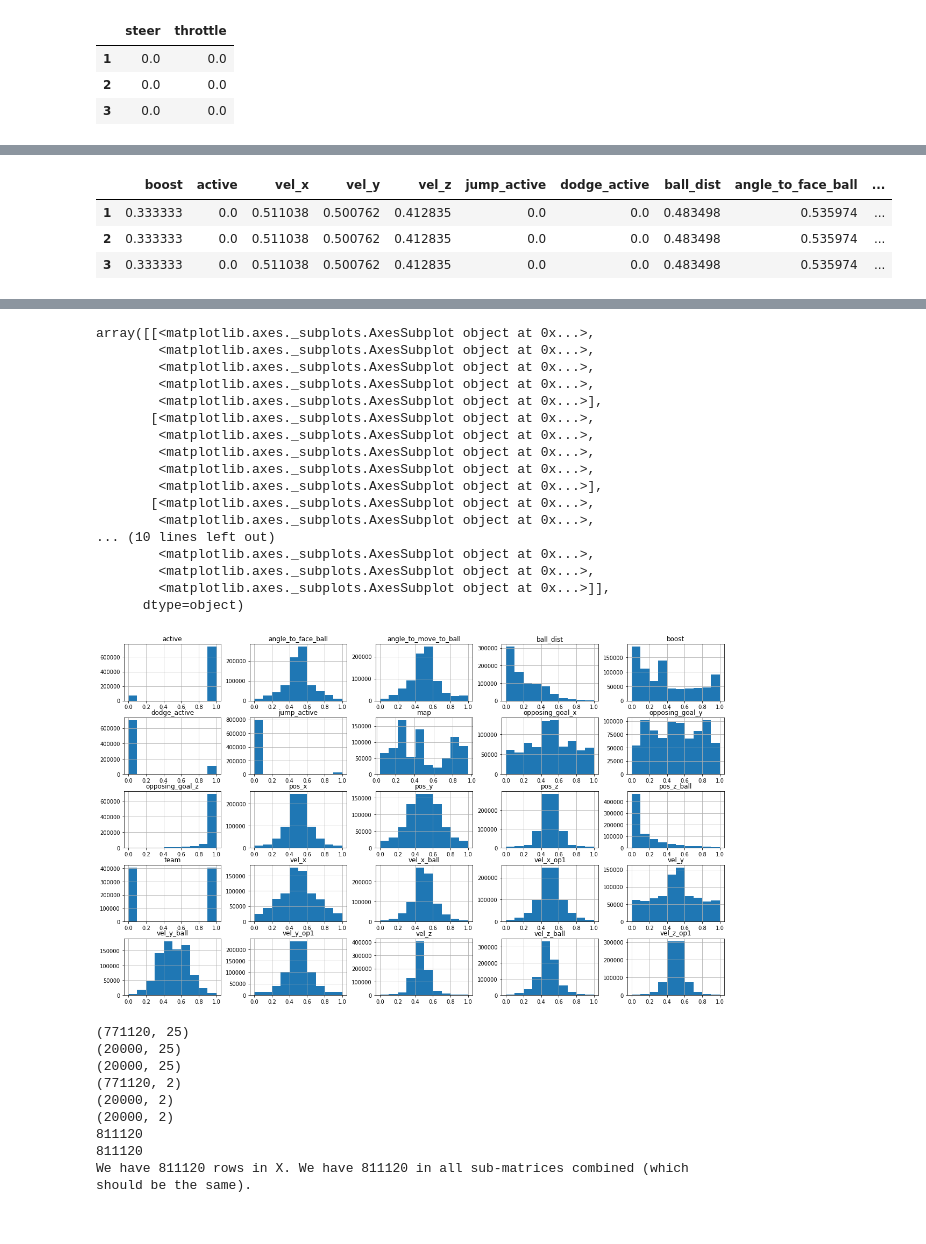
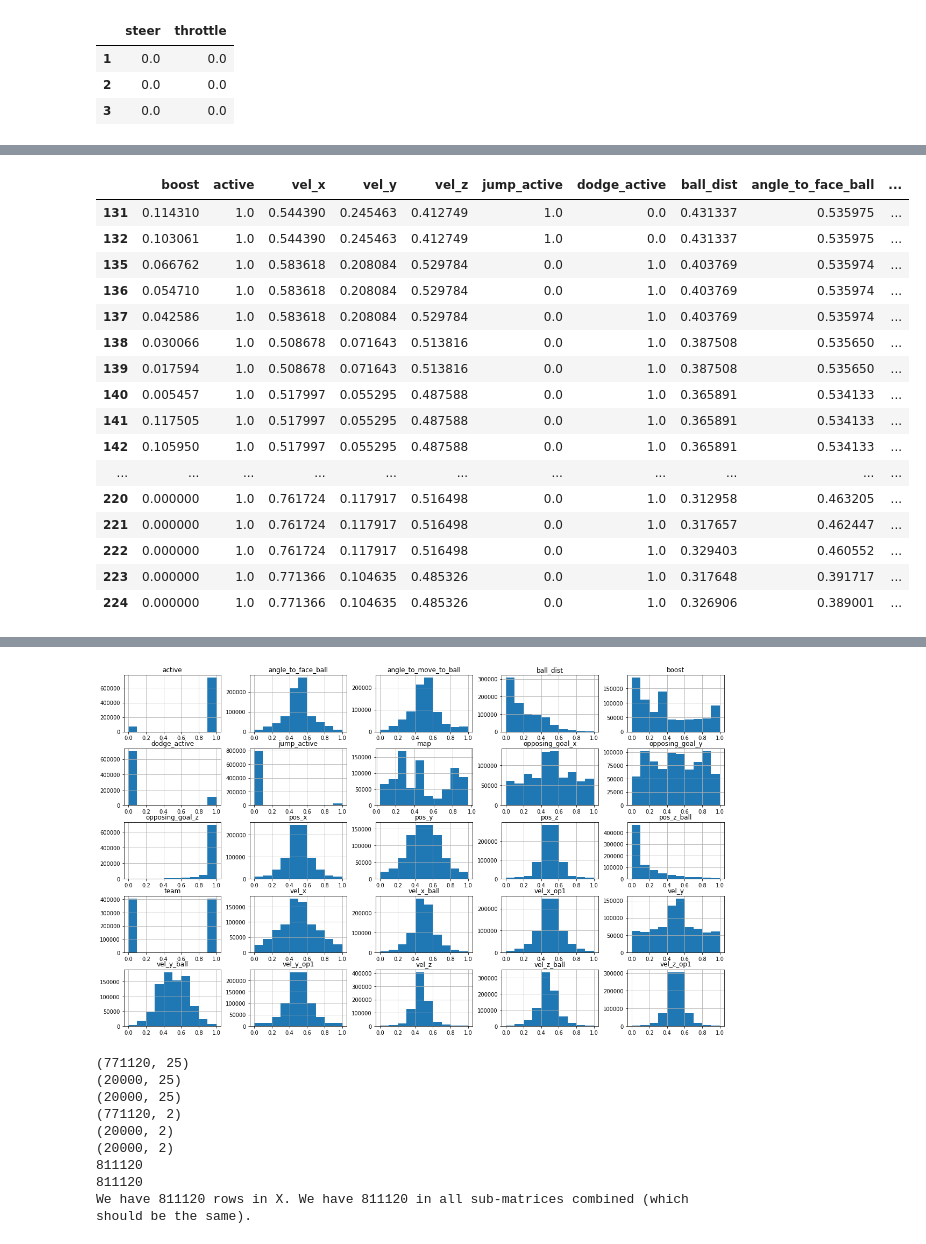
Before and after one commit to danielmoniz/rl_replay_data, a Jupyter notebook: build_model_relative.ipynb, the cells around one changed output, grey strips where cells are left out. Saved outputs shown, nothing was run; the diff lists cells and outputs as text; code cells hidden in the pictures.

```diff
--- a/build_model_relative.ipynb
+++ b/build_model_relative.ipynb
@@ -58,3 +57,17 @@ print(list(game_files))
 # %% [output]
 43
 ['./parsed_replays/Syracks_temp (12).json', './parsed_replays/Kevpert_temp (27).json', './parsed_replays/Syracks_temp (6).json', './parsed_replays/Kevpert_temp (16).json', './parsed_replays/Syracks_te ...
+# %%
+from  TrainingDataExtractor.createTrainingData import *
+import os
+
+files = os.listdir(replay_path)
+for i in range(5):
+    try:
+        _path = "{}/{}".format(replay_path, files[i])
+        output = f"myReplayType/{files[i]}.pbz2"
+        createDataFromReplay(_path,output,"temp.json", save_json= False)
+    except Exception as e:
+        print("===== FAILURE ======")
+        print(e, "\n"+_path)
+        print("====================")
@@ -460,12 +527,14 @@ def get_X_and_y(player, team, opponents, ball, game, team_num):
     ball = normalize_data(ball)
     y = normalize_data(y, fudge_factor=0) # do not fudge predictions!
 
-    # X = pd.merge(X, teammate1, left_index=True, right_index=True, suffixes=('', '_team1'))
-    # X = pd.merge(X, teammate2, left_index=True, right_index=True, suffixes=('', '_team2'))
-    X = pd.merge(X, opponent1, left_index=True, right_index=True, suffixes=('', '_op1'))
-    # X = pd.merge(X, opponent2, left_index=True, right_index=True, suffixes=('', '_op2'))
-    # X = pd.merge(X, opponent3, left_index=True, right_index=True, suffixes=('', '_op3'))
-    X = pd.merge(X, ball, left_index=True, right_index=True, suffixes=('', '_ball'))
+    suffixes = ('', '_clash') # generic suffix to make aware of bad collisions
+    kwargs = { 'left_index': True, 'right_index': True, 'suffixes': suffixes }
+    # X = pd.merge(X, teammate1.add_suffix('_team1'), **kwargs)
+    # X = pd.merge(X, teammate2.add_suffix('_team2'), **kwargs)
+    X = pd.merge(X, opponent1.add_suffix('_op1'), **kwargs)
+    # X = pd.merge(X, opponent2.add_suffix('_op2'), **kwargs)
+    # X = pd.merge(X, opponent3.add_suffix('_op3'), **kwargs)
+    X = pd.merge(X, ball.add_suffix('_ball'), **kwargs)
 
     assert X.shape[0] == y.shape[0], f"X has {X.shape[0]} rows, but y has {y.shape[0]}."
 
@@ -631,11 +710,25 @@ y.head(3)
 # %%
 X = X_full[X_full.columns]
 X.head(3)
+X[(X['dodge_active'] == 1) | (X['jump_active'] == 1)].head(50)
 # %% [output]
 |  | boost | active | vel_x | vel_y | vel_z | jump_active | dodge_active | ball_dist | angle_to_face_ball | ... |
-| 1 | 0.333333 | 0.0 | 0.511038 | 0.500762 | 0.412835 | 0.0 | 0.0 | 0.483498 | 0.535974 | ... |
-| 2 | 0.333333 | 0.0 | 0.511038 | 0.500762 | 0.412835 | 0.0 | 0.0 | 0.483498 | 0.535974 | ... |
-| 3 | 0.333333 | 0.0 | 0.511038 | 0.500762 | 0.412835 | 0.0 | 0.0 | 0.483498 | 0.535974 | ... |
+| 131 | 0.114310 | 1.0 | 0.544390 | 0.245463 | 0.412749 | 1.0 | 0.0 | 0.431337 | 0.535975 | ... |
+| 132 | 0.103061 | 1.0 | 0.544390 | 0.245463 | 0.412749 | 1.0 | 0.0 | 0.431337 | 0.535975 | ... |
+| 135 | 0.066762 | 1.0 | 0.583618 | 0.208084 | 0.529784 | 0.0 | 1.0 | 0.403769 | 0.535974 | ... |
+| 136 | 0.054710 | 1.0 | 0.583618 | 0.208084 | 0.529784 | 0.0 | 1.0 | 0.403769 | 0.535974 | ... |
+| 137 | 0.042586 | 1.0 | 0.583618 | 0.208084 | 0.529784 | 0.0 | 1.0 | 0.403769 | 0.535974 | ... |
+| 138 | 0.030066 | 1.0 | 0.508678 | 0.071643 | 0.513816 | 0.0 | 1.0 | 0.387508 | 0.535650 | ... |
+| 139 | 0.017594 | 1.0 | 0.508678 | 0.071643 | 0.513816 | 0.0 | 1.0 | 0.387508 | 0.535650 | ... |
+| 140 | 0.005457 | 1.0 | 0.517997 | 0.055295 | 0.487588 | 0.0 | 1.0 | 0.365891 | 0.534133 | ... |
+| 141 | 0.117505 | 1.0 | 0.517997 | 0.055295 | 0.487588 | 0.0 | 1.0 | 0.365891 | 0.534133 | ... |
+| 142 | 0.105950 | 1.0 | 0.517997 | 0.055295 | 0.487588 | 0.0 | 1.0 | 0.365891 | 0.534133 | ... |
+| ... | ... | ... | ... | ... | ... | ... | ... | ... | ... | ... |
+| 220 | 0.000000 | 1.0 | 0.761724 | 0.117917 | 0.516498 | 0.0 | 1.0 | 0.312958 | 0.463205 | ... |
+| 221 | 0.000000 | 1.0 | 0.761724 | 0.117917 | 0.516498 | 0.0 | 1.0 | 0.317657 | 0.462447 | ... |
+| 222 | 0.000000 | 1.0 | 0.761724 | 0.117917 | 0.516498 | 0.0 | 1.0 | 0.329403 | 0.460552 | ... |
+| 223 | 0.000000 | 1.0 | 0.771366 | 0.104635 | 0.485326 | 0.0 | 1.0 | 0.317648 | 0.391717 | ... |
+| 224 | 0.000000 | 1.0 | 0.771366 | 0.104635 | 0.485326 | 0.0 | 1.0 | 0.326906 | 0.389001 | ... |
 # %%
 start = 300
 X.iloc[start:start + 20]
@@ -652,24 +745,8 @@ X.describe()
 | max | 1.000000 | 1.00000 | 1.000000 | 1.000000 | 1.000000 | 1.000000 | 1.000000 | 1.000000 | 1.000000 | ... |
 # %%
 X.hist(figsize=(20, 12))
+print()
 # %% [output]
-array([[<matplotlib.axes._subplots.AxesSubplot object at 0x...>,
-        <matplotlib.axes._subplots.AxesSubplot object at 0x...>,
-        <matplotlib.axes._subplots.AxesSubplot object at 0x...>,
-        <matplotlib.axes._subplots.AxesSubplot object at 0x...>,
-        <matplotlib.axes._subplots.AxesSubplot object at 0x...>],
-       [<matplotlib.axes._subplots.AxesSubplot object at 0x...>,
-        <matplotlib.axes._subplots.AxesSubplot object at 0x...>,
-        <matplotlib.axes._subplots.AxesSubplot object at 0x...>,
-        <matplotlib.axes._subplots.AxesSubplot object at 0x...>,
-        <matplotlib.axes._subplots.AxesSubplot object at 0x...>],
-       [<matplotlib.axes._subplots.AxesSubplot object at 0x...>,
-        <matplotlib.axes._subplots.AxesSubplot object at 0x...>,
-... (10 lines left out)
-        <matplotlib.axes._subplots.AxesSubplot object at 0x...>,
-        <matplotlib.axes._subplots.AxesSubplot object at 0x...>,
-        <matplotlib.axes._subplots.AxesSubplot object at 0x...>]],
-      dtype=object)
 [figure]
 # %%
 def take_sample(X, y, quantity):
```
Also changed, not shown: parts of 11 cells of this notebook.
